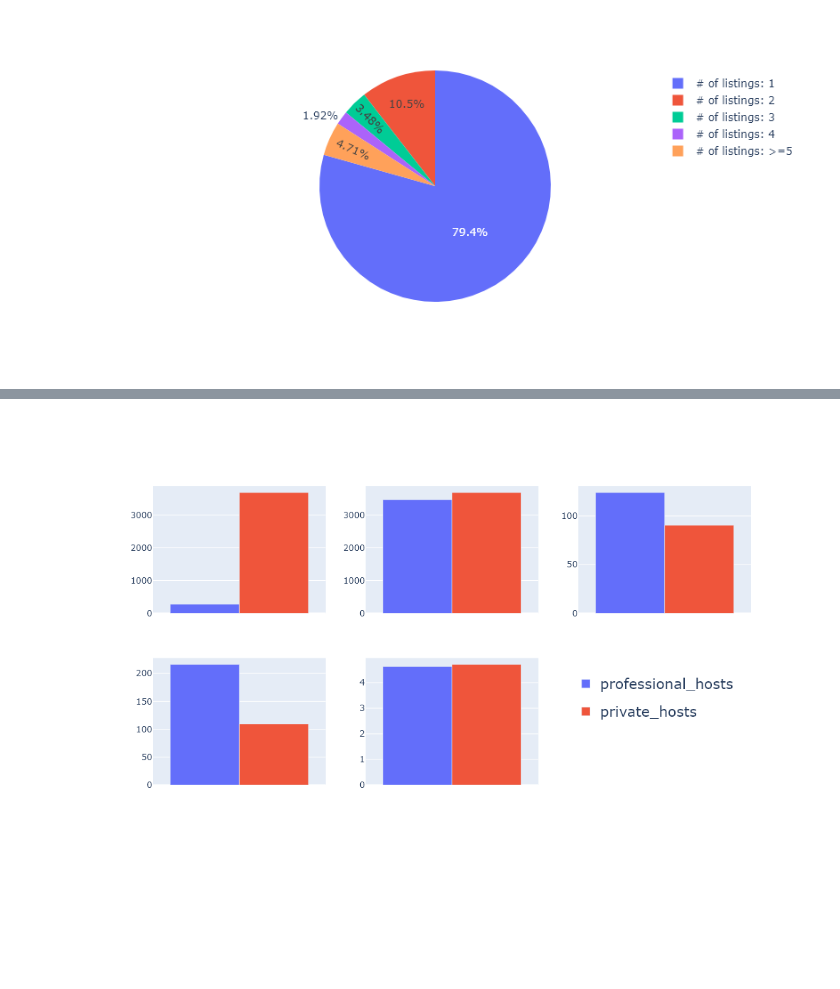
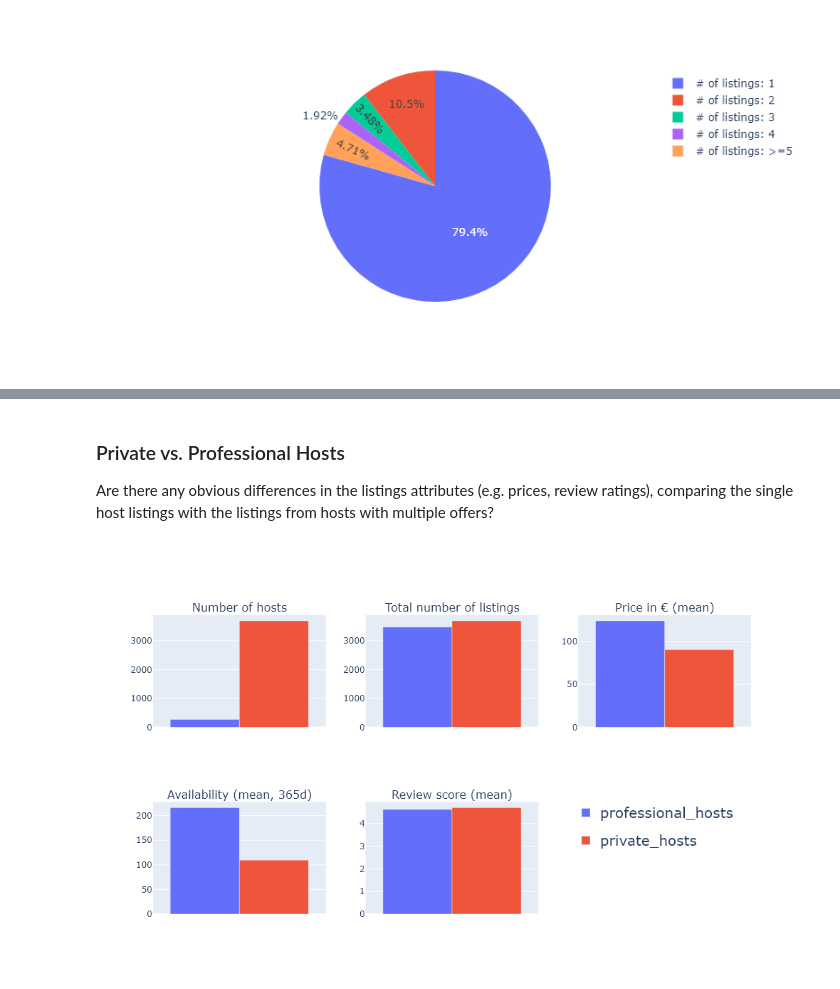
Before and after one commit to zengerle/airbnb_data_analysis, a Jupyter notebook: airbnb_data_analysis.ipynb, the cells around one changed output, grey strips where cells are left out. Cells and saved outputs as stored; diff of their text form; code cells hidden in the pictures; blank space fills up the shorter version.

```diff
--- a/airbnb_data_analysis.ipynb
+++ b/airbnb_data_analysis.ipynb
@@ -247,3 +339,6 @@ professional_vs_private = pd.concat([professional_vs_private, data])
+# %% [markdown]
+### Private vs. Professional Hosts
+Are there any obvious differences in the listings attributes (e.g. prices, review ratings), comparing the single host listings with the listings from hosts with multiple offers?
 # %%
 # prepare a dataframe for the plots
 professional_vs_private_melted = pd.melt(professional_vs_private, id_vars=['metric'], value_vars=['professional_hosts', 'private_hosts'], var_name='host_type')
@@ -251,9 +346,10 @@ professional_vs_private_melted = pd.melt(professional_vs_private, id_vars=['metr
 # plot professional vs private host comparison
 
 columns = ['number_of_hosts', 'total_listings', 'mean_price', 'mean_availability', 'review_scores_rating']
+plot_titles = ['Number of hosts', 'Total number of listings', 'Price in € (mean)', 'Availability (mean, 365d)', 'Review score (mean)']
 host_types = ['professional_hosts', 'private_hosts']
 
-fig = make_subplots(rows=2, cols=3, shared_yaxes=False)
+fig = make_subplots(rows=2, cols=3, shared_yaxes=False, subplot_titles=plot_titles)
 
 fig.add_trace(go.Bar(y=professional_vs_private_melted[(professional_vs_private_melted['metric'] == columns[0])
                         & (professional_vs_private_melted['host_type'] == host_types[0])]['value'], marker_color='#636EFA',
@@ -269,31 +365,31 @@ fig.add_trace(go.Bar(y=professional_vs_private_melted[(professional_vs_private_m
                         & (professional_vs_private_melted['host_type'] == host_types[1])]['value'], marker_color='#EF553B',
                         name=host_types[1], legendgroup='group2', showlegend=False), 1, 2)
 
 fig.add_trace(go.Bar(y=professional_vs_private_melted[(professional_vs_private_melted['metric'] == columns[2])
                         & (professional_vs_private_melted['host_type'] == host_types[0])]['value'], marker_color='#636EFA',
                         name=host_types[0], legendgroup='group1', showlegend=False),1, 3)
 fig.add_trace(go.Bar(y=professional_vs_private_melted[(professional_vs_private_melted['metric'] == columns[2])
                         & (professional_vs_private_melted['host_type'] == host_types[1])]['value'], marker_color='#EF553B',
                         name=host_types[1], legendgroup='group2', showlegend=False), 1, 3)
 
 fig.add_trace(go.Bar(y=professional_vs_private_melted[(professional_vs_private_melted['metric'] == columns[3])
                         & (professional_vs_private_melted['host_type'] == host_types[0])]['value'], marker_color='#636EFA',
                         name=host_types[0], legendgroup='group1', showlegend=False), 2, 1)
 fig.add_trace(go.Bar(y=professional_vs_private_melted[(professional_vs_private_melted['metric'] == columns[3])
                         & (professional_vs_private_melted['host_type'] == host_types[1])]['value'], marker_color='#EF553B',
                         name=host_types[1], legendgroup='group2', showlegend=False), 2, 1)
 
 fig.add_trace(go.Bar(y=professional_vs_private_melted[(professional_vs_private_melted['metric'] == columns[4])
                         & (professional_vs_private_melted['host_type'] == host_types[0])]['value'], marker_color='#636EFA',
                         name=host_types[0], legendgroup='group1', showlegend=False), 2, 2)
 fig.add_trace(go.Bar(y=professional_vs_private_melted[(professional_vs_private_melted['metric'] == columns[4])
                         & (professional_vs_private_melted['host_type'] == host_types[1])]['value'], marker_color='#EF553B',
                         name=host_types[1], legendgroup='group2', showlegend=False), 2, 2)
 
 fig.update_xaxes(visible=False)
 fig.update_layout(showlegend=True)
 fig.update_layout(autosize=False, width=1000, height=600)
 fig.update_layout(legend=dict(y=0.20, x=0.70, font=dict(size=20)))
 fig.show()
 # %% [output]
-[figure, old version]
+[figure, new version]
```
Also changed, not shown: parts of 54 cells of this notebook.
